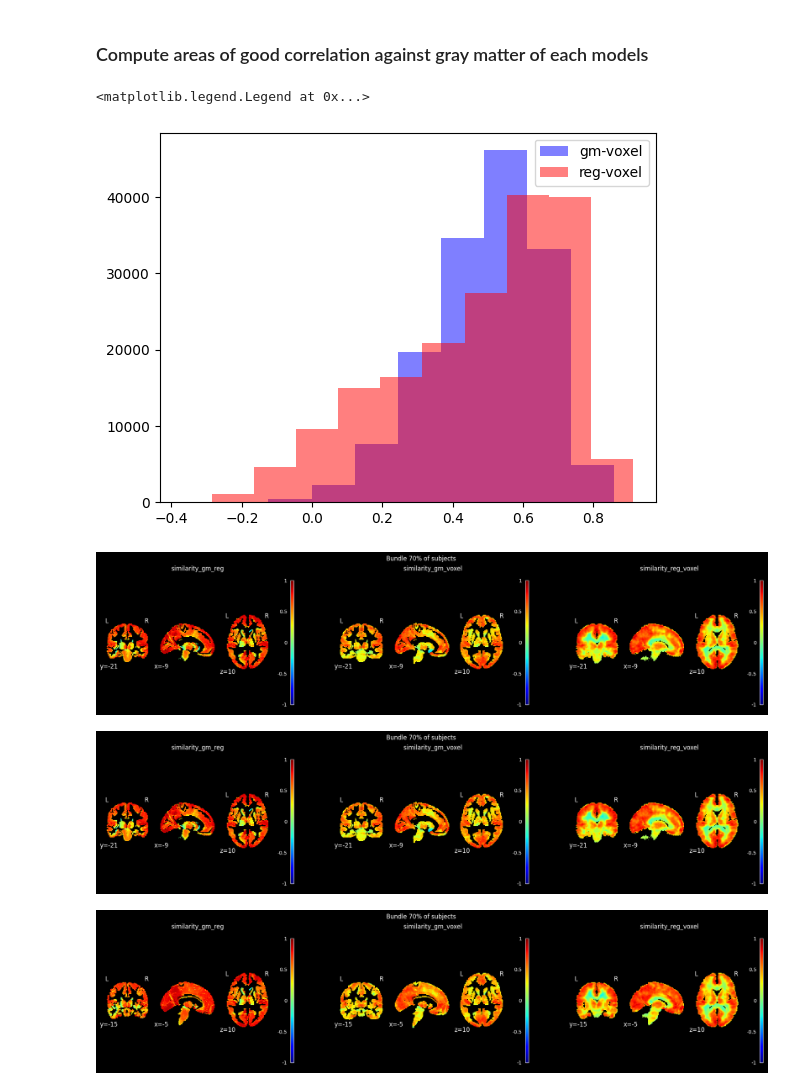
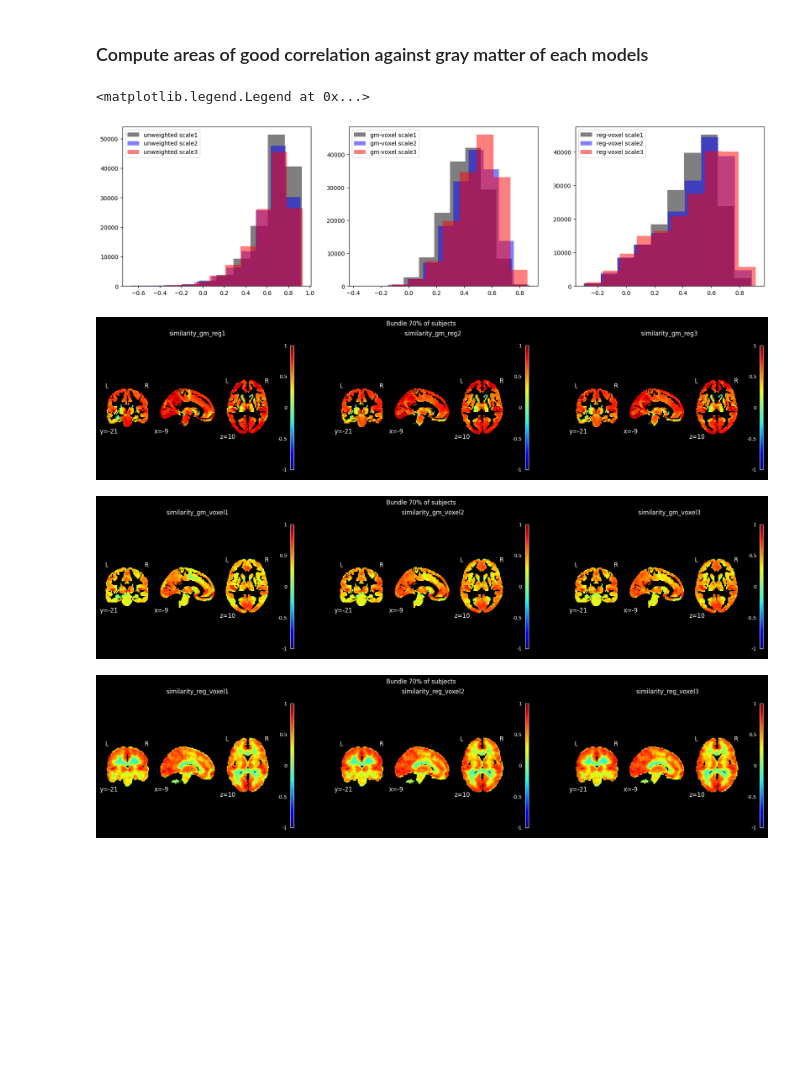
Before and after one commit to miki998/structural_wminpainting, a Jupyter notebook: notebooks/scale_comparison.ipynb, the cells around one changed output. Cells and saved outputs as stored; diff of their text form; code cells hidden in the pictures; blank space fills up the shorter version.

Commit message:
ADD compare scales inpainting

```diff
--- a/notebooks/scale_comparison.ipynb
+++ b/notebooks/scale_comparison.ipynb
@@ -20,7 +20,7 @@ The goal of this notebook is to do inpainting. Allowing for negative weightings
 # %%
 root = '../../atlas_data/fiber_atlas/yasser_datacomp/volspams_compress/'
 
-for scale in range(1,5):
+for scale in range(4,5):
     # 1. Load fiber atlas informations
     connFilename = f'../../atlas_data/fiber_atlas/probconnatlas/wm.connatlas.scale{scale}.h5'
     hf = h5py.File(connFilename, 'r')
@@ -141,3 +141,6 @@ for scale in range(1,5):
     tmparray_lreg = np.array(tmparray_lreg)
 
     save(f'../resources/inpainted/scale{scale}_inpainteddiv{int(np.ceil(thresh_subjapp))}.pkl', tmparray_lreg)
+
+    # NOTE: Close the opened h5 file
+    hf.close()
@@ -144,7 +170,19 @@ for scale in range(1,5):
 # %% [markdown]
 ### Compute areas of good correlation against gray matter of each models
+# %%
+gm_activity = {}
+reg_activity = {}
+for scale in range(1,4):
+    gm_activity[scale] = load(f'../resources/inpainted/scale{scale}_gm.pkl')
+    reg_activity[scale] = load(f'../resources/inpainted/scale{scale}_inpainteddiv{int(np.ceil(thresh_subjapp))}.pkl')
 # %%
-def volume_similarity(A, B):
+def volume_similarity(A:np.ndarray, B:np.ndarray):
+    """
+    Compute similarity between two volumes
+
+
+
+    """
     ret = np.zeros((A.shape[1:]))
     for x in range(ret.shape[0]):
         for y in range(ret.shape[1]):
@@ -177,36 +202,52 @@ similarity_reg_voxel = volume_similarity(tmparray_voxel, tmparray_lreg)
+# %%
+similarity_gm_reg = {}
+similarity_gm_voxel = {}
+similarity_reg_voxel = {}
+
+for scale in tqdm(range(1,4)):
+    similarity_gm_reg[scale] = volume_similarity(gm_activity[scale], reg_activity[scale])
+    similarity_gm_voxel[scale] = volume_similarity(tmparray_voxel, gm_activity[scale])
+    similarity_reg_voxel[scale] = volume_similarity(tmparray_voxel, reg_activity[scale])
 # %%
-# plt.hist(similarity_gm_reg[similarity_gm_reg!=-100], color='k', label='unweighted', alpha=0.5)
-plt.hist(similarity_gm_voxel[similarity_gm_voxel!=-100], color='b', label='gm-voxel', alpha=0.5)
-plt.hist(similarity_reg_voxel[similarity_reg_voxel!=-100], color='r', label='reg-voxel', alpha=0.5)
-plt.legend()
+fig, ax = plt.subplots(1,3, figsize=(20, 5))
+colors = ['k', 'b', 'r']
+for scale in range(1, 4):
+
+    ax[0].hist(similarity_gm_reg[scale][similarity_gm_reg[scale]!=-100], color=colors[scale-1], label=f'unweighted scale{scale}', alpha=0.5)
+    ax[1].hist(similarity_gm_voxel[scale][similarity_gm_voxel[scale]!=-100], color=colors[scale-1], label=f'gm-voxel scale{scale}', alpha=0.5)
+    ax[2].hist(similarity_reg_voxel[scale][similarity_reg_voxel[scale]!=-100], color=colors[scale-1], label=f'reg-voxel scale{scale}', alpha=0.5)
+
+
+ax[0].legend()
+ax[1].legend()
+ax[2].legend()
 # %% [output]
 <matplotlib.legend.Legend at 0x...>
-[figure, old version]
+[figure, new version]
 # %%
-inpaint_mods = [similarity_gm_reg, similarity_gm_voxel, similarity_reg_voxel]
-all_inpaints_names = f'similarity_gm_reg, similarity_gm_voxel,   similarity_reg_voxel'.split(',')
+inpaint_mods = [similarity_gm_reg[1], similarity_gm_reg[2], similarity_gm_reg[2]]
+all_inpaints_names = f'similarity_gm_reg{1}, similarity_gm_reg{2},   similarity_gm_reg{3}'.split(',')
 
 affines = [rest_affine] * 3
 coords_of_interest = [(-9,-21,10)] * 3
 plot_utils.plot_compare_inpainting(inpaint_mods, coords_of_interest, affines, all_inpaints_names, vmin=-1, vmax=1)
 # %% [output]
-[figure, old version]
+[figure, new version]
 # %%
-inpaint_mods = [similarity_gm_reg, similarity_gm_voxel, similarity_reg_voxel]
-all_inpaints_names = f'similarity_gm_reg, similarity_gm_voxel,   similarity_reg_voxel'.split(',')
+inpaint_mods = [similarity_gm_voxel[1], similarity_gm_voxel[2], similarity_gm_voxel[2]]
+all_inpaints_names = f'similarity_gm_voxel{1}, similarity_gm_voxel{2},   similarity_gm_voxel{3}'.split(',')
 
 affines = [rest_affine] * 3
 coords_of_interest = [(-9,-21,10)] * 3
 plot_utils.plot_compare_inpainting(inpaint_mods, coords_of_interest, affines, all_inpaints_names, vmin=-1, vmax=1)
 # %% [output]
-[figure, old version]
+[figure, new version]
 # %%
-inpaint_mods = [similarity_gm_reg, similarity_gm_voxel, similarity_reg_voxel]
-all_inpaints_names = f'similarity_gm_reg, similarity_gm_voxel,   similarity_reg_voxel'.split(',')
+inpaint_mods = [similarity_reg_voxel[1], similarity_reg_voxel[2], similarity_reg_voxel[2]]
+all_inpaints_names = f'similarity_reg_voxel{1}, similarity_reg_voxel{2}, similarity_reg_voxel{3}'.split(',')
 
 affines = [rest_affine] * 3
-# coords_of_interest = [(-9,-21,10)] * 3
-coords_of_interest = [(-5,-15,10)] * 3
+coords_of_interest = [(-9,-21,10)] * 3
 plot_utils.plot_compare_inpainting(inpaint_mods, coords_of_interest, affines, all_inpaints_names, vmin=-1, vmax=1)
 # %% [output]
-[figure, old version]
+[figure, new version]
```
Also changed, not shown: parts of 4 cells of this notebook, 1 other file.
